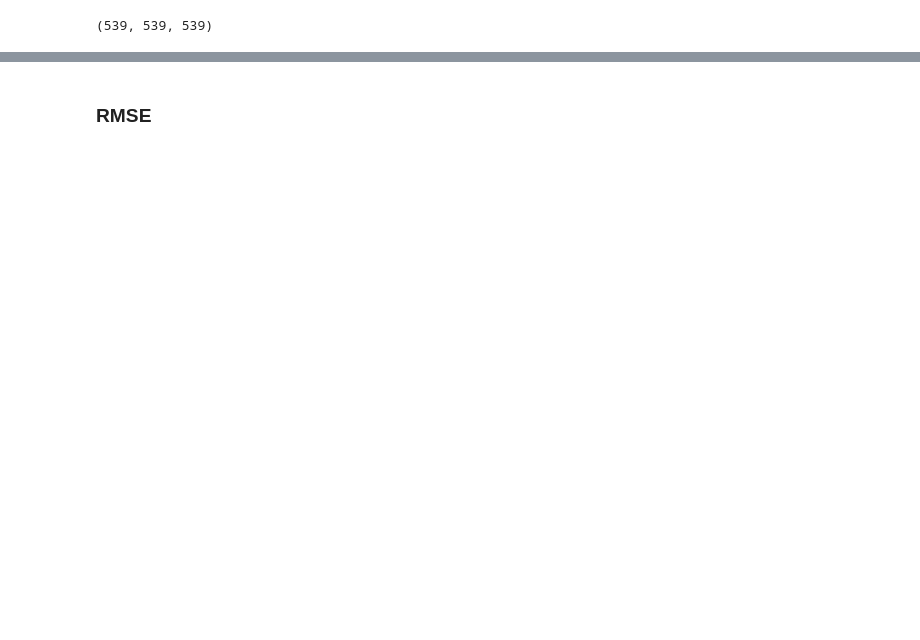
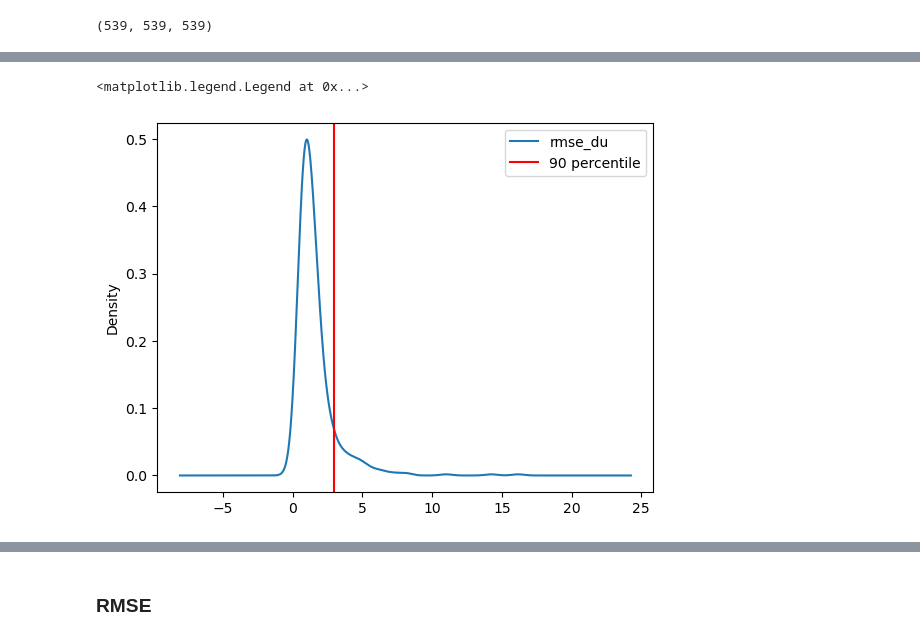
Before and after one commit to ashish1610dhiman/msa_project_week, a Jupyter notebook: notebooks/ashish_validation_train/d1.deck_results_rmse.ipynb, the cells around one changed output, grey strips where cells are left out. Saved outputs shown, nothing was run; the diff lists cells and outputs as text; code cells hidden in the pictures; blank space fills up the shorter version.

```diff
--- a/notebooks/ashish_validation_train/d1.deck_results_rmse.ipynb
+++ b/notebooks/ashish_validation_train/d1.deck_results_rmse.ipynb
@@ -217 +341,9 @@ rmse_best_sku = rmse_sku(y_act,y_pred_best)
+# %%
+# rmse_best_sku["rmse_du"].hist()
+rmse_best_sku["rmse_du"].plot(kind="kde")
+plt.axvline(2.94, color="red", label = "90 percentile")
+plt.legend()
+# %% [output]
+<matplotlib.legend.Legend at 0x...>
+[figure, added]
 # %%
```
Also changed, not shown: parts of 53 cells of this notebook, 6 other files.
